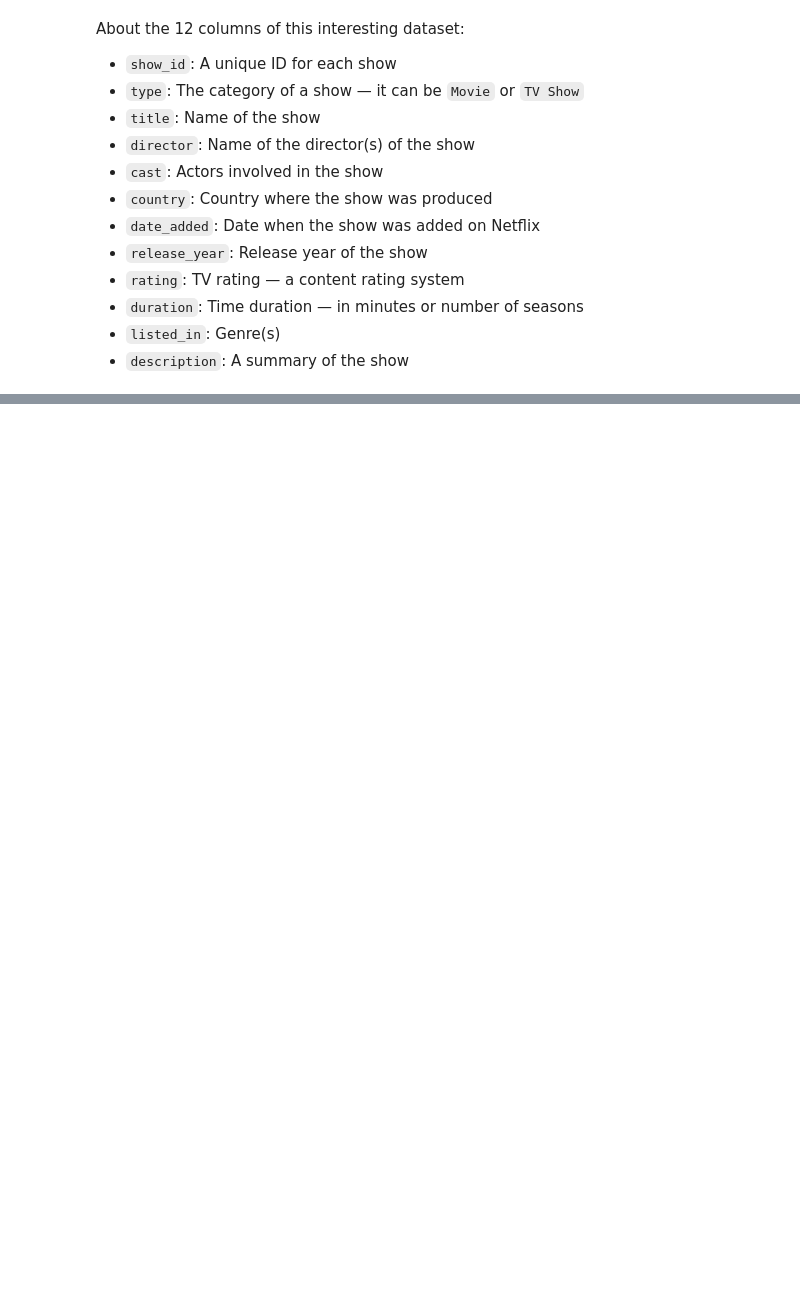
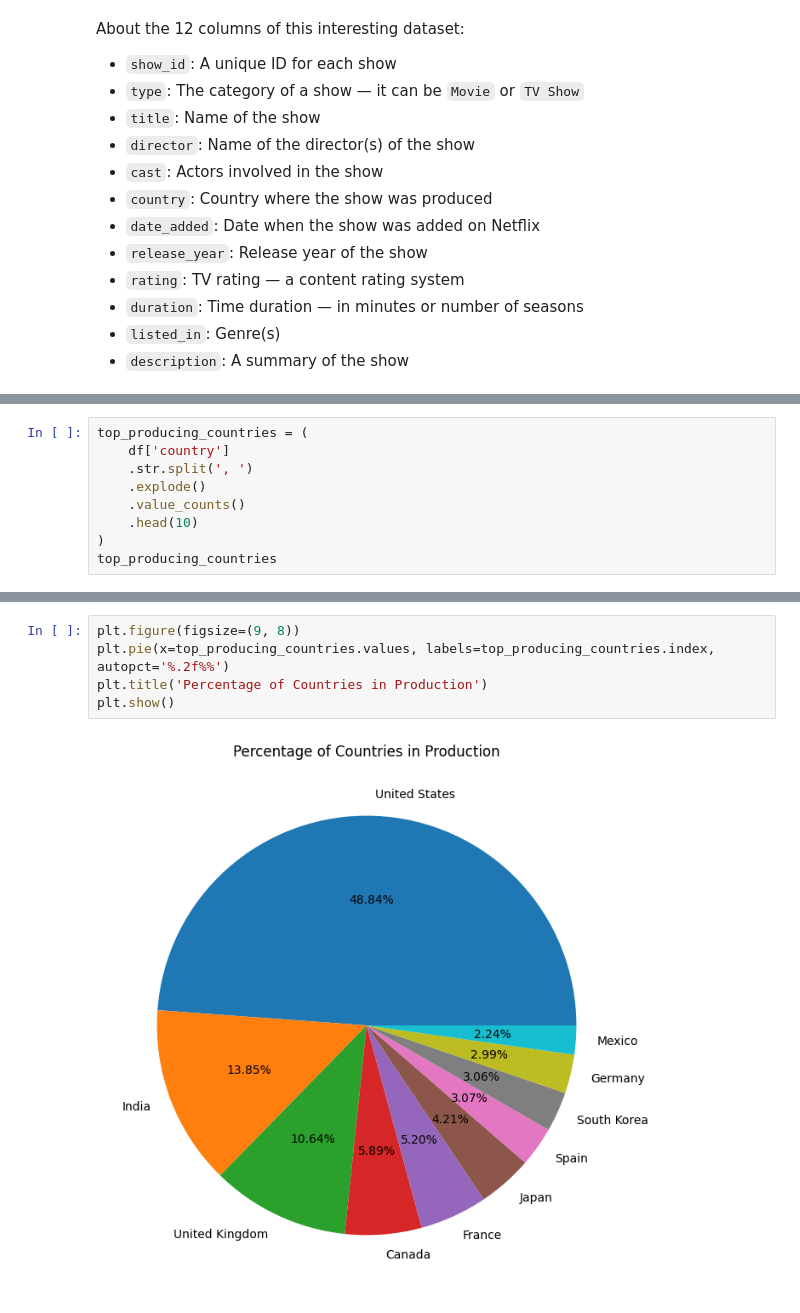
Before and after one commit to sheikhartin/notebooks-everywhere, a Jupyter notebook: Netflix_Movies_and_TV_Shows_EDA.ipynb, the cells around one changed output, grey strips where cells are left out. Drawn from its saved outputs; the diff is of its cells as text; blank space fills up the shorter version.

```diff
--- a/Netflix_Movies_and_TV_Shows_EDA.ipynb
+++ b/Netflix_Movies_and_TV_Shows_EDA.ipynb
@@ -149,0 +194,9 @@ df['title'].str.split() \
+# %%
+top_producing_countries = (
+    df['country']
+    .str.split(', ')
+    .explode()
+    .value_counts()
+    .head(10)
+)
+top_producing_countries
@@ -149,0 +215,7 @@ df['title'].str.split() \
+# %%
+plt.figure(figsize=(9, 8))
+plt.pie(x=top_producing_countries.values, labels=top_producing_countries.index, autopct='%.2f%%')
+plt.title('Percentage of Countries in Production')
+plt.show()
+# %% [output]
+[figure, added]
```
Also changed, not shown: parts of 53 cells of this notebook, 1 other file.
